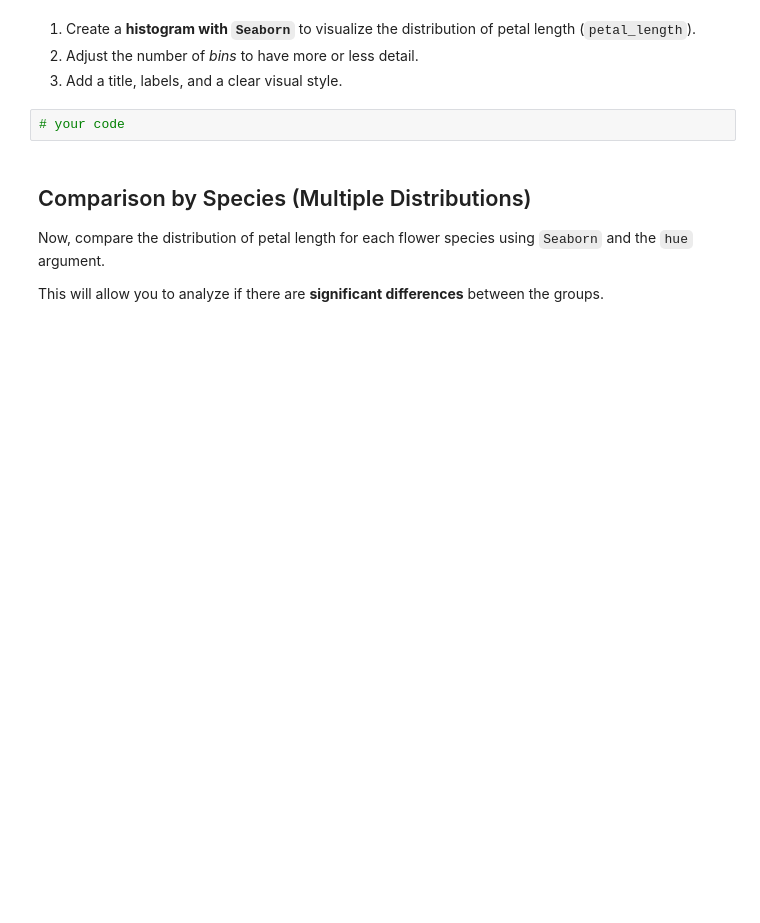
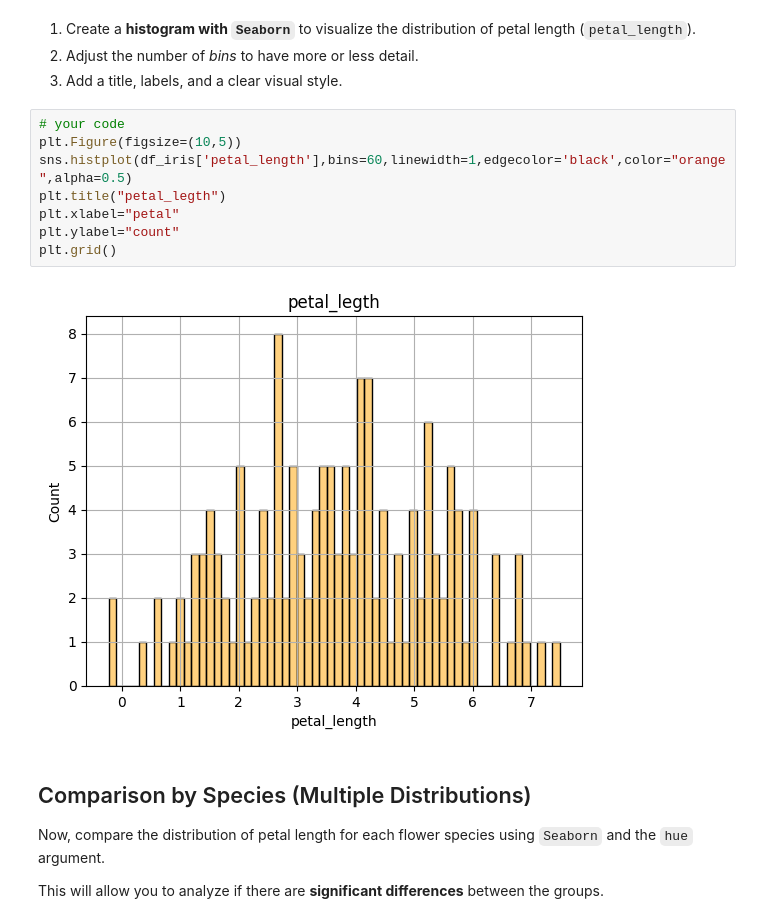
Before and after one commit to utkuseyithanoglu/utkuvisualization-exercises-with-matplot-and-seaborn, a Jupyter notebook: notebook/problems.ipynb, the cells around one changed output. Cells and saved outputs as stored; diff of their text form; blank space fills up the shorter version.

```diff
--- a/notebook/problems.ipynb
+++ b/notebook/problems.ipynb
@@ -177,8 +211,16 @@ df_iris.head() # Show DataFrame
 1. Create a **histogram with `Seaborn`** to visualize the distribution of petal length (`petal_length`).
 2. Adjust the number of *bins* to have more or less detail.
 3. Add a title, labels, and a clear visual style.
-# %%
-# your code
+# %%
+# your code
+plt.Figure(figsize=(10,5))
+sns.histplot(df_iris['petal_length'],bins=60,linewidth=1,edgecolor='black',color="orange",alpha=0.5)
+plt.title("petal_legth")
+plt.xlabel="petal"
+plt.ylabel="count"
+plt.grid()
+# %% [output]
+[figure, added]
 # %% [markdown]
 ## Comparison by Species (Multiple Distributions)
 
```
Also changed, not shown: parts of 8 cells of this notebook.
